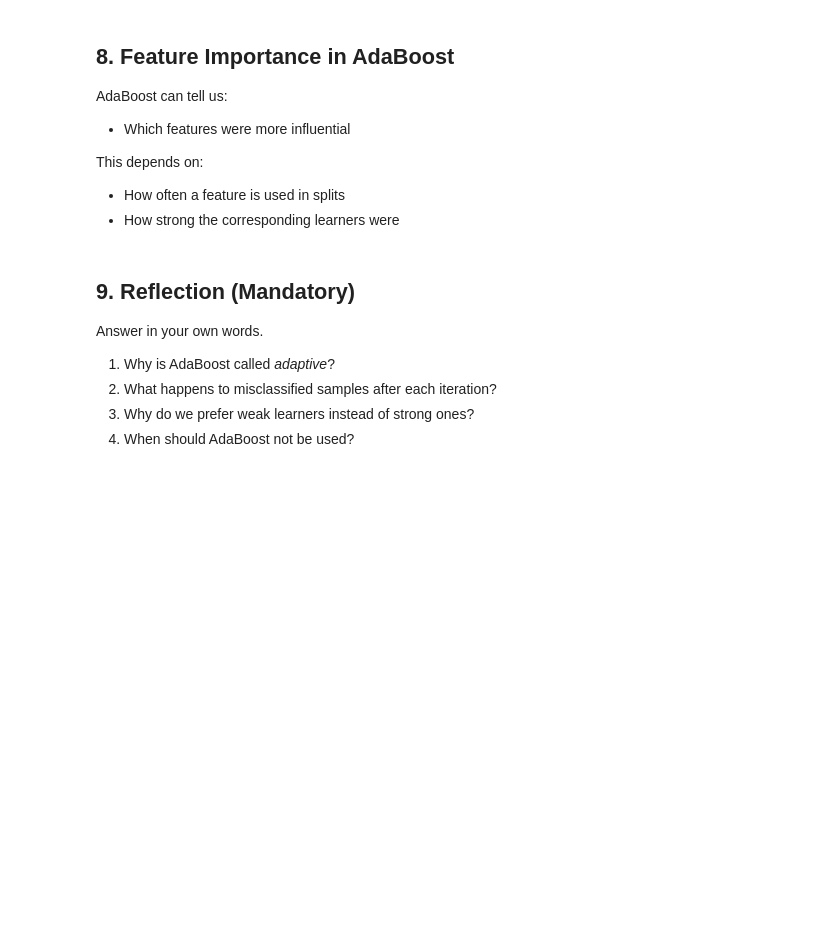
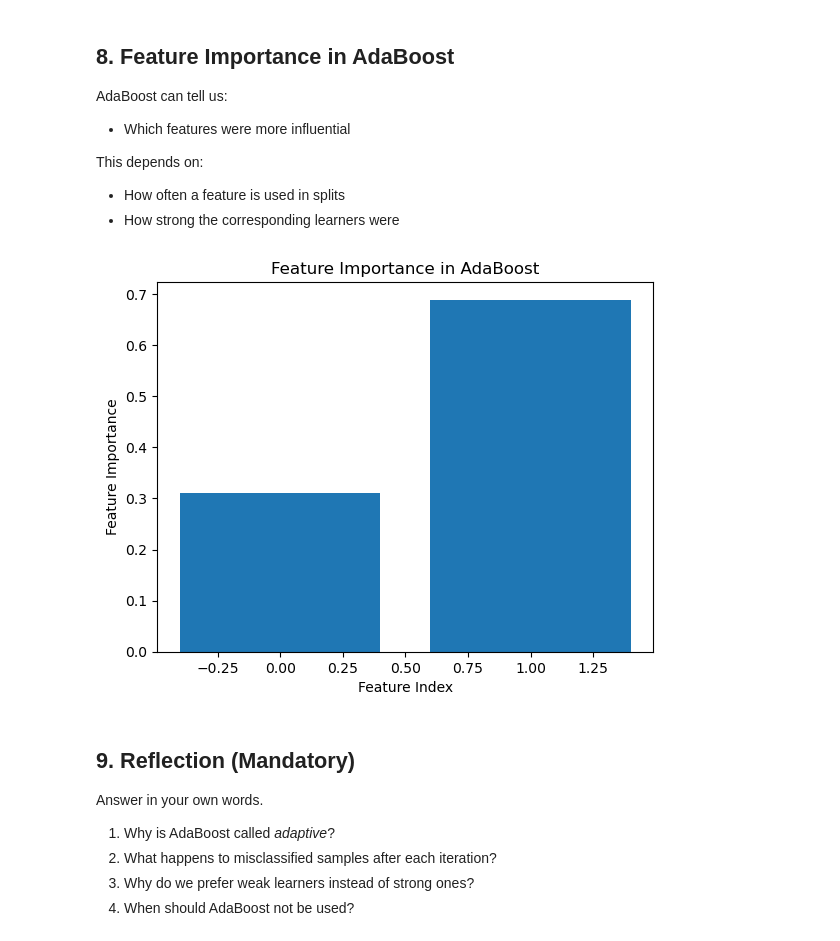
Before and after one commit to Tanvir-yzu/AI_ML-Expert-With-Phitron-Batch-01, a Jupyter notebook: Machine Learning/Module_20_AdaBoost_Practice.ipynb, the cells around one changed output. Saved outputs shown, nothing was run; the diff lists cells and outputs as text; code cells hidden in the pictures; blank space fills up the shorter version.

```diff
--- a/Machine Learning/Module_20_AdaBoost_Practice.ipynb
+++ b/Machine Learning/Module_20_AdaBoost_Practice.ipynb
@@ -165,6 +272,17 @@ This depends on:
 # %%
 # TODO: Extract feature importance from AdaBoost
 # TODO: Plot feature importance
+# Extract feature importance from AdaBoost
+feature_importances = adaboost.feature_importances_
+
+# Plot feature importance
+plt.bar(range(X.shape[1]), feature_importances)
+plt.xlabel('Feature Index')
+plt.ylabel('Feature Importance')
+plt.title('Feature Importance in AdaBoost')
+plt.show()
+# %% [output]
+[figure, added]
 # %% [markdown]
 
 ## 9. Reflection (Mandatory)
```
Also changed, not shown: parts of 15 cells of this notebook.
